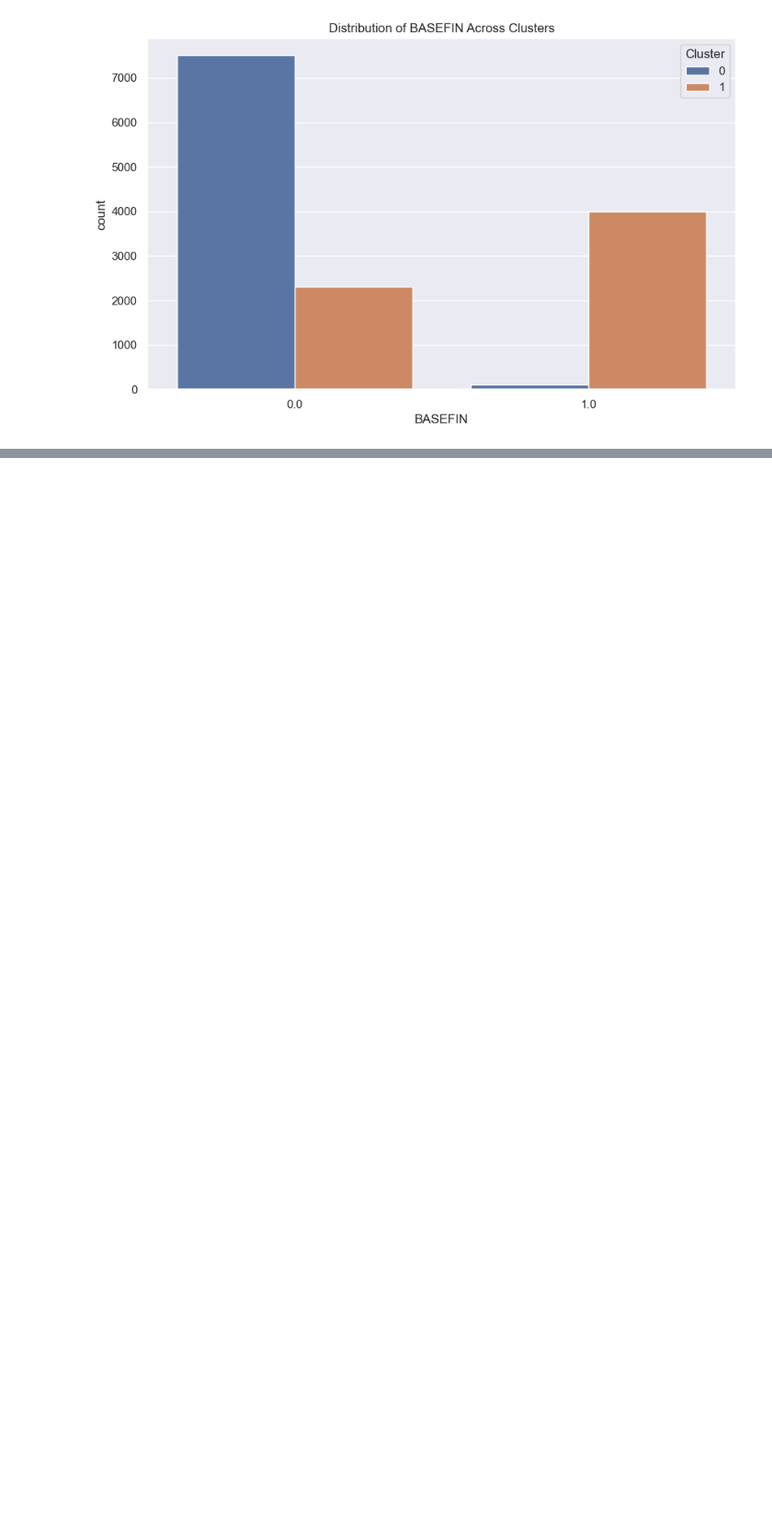
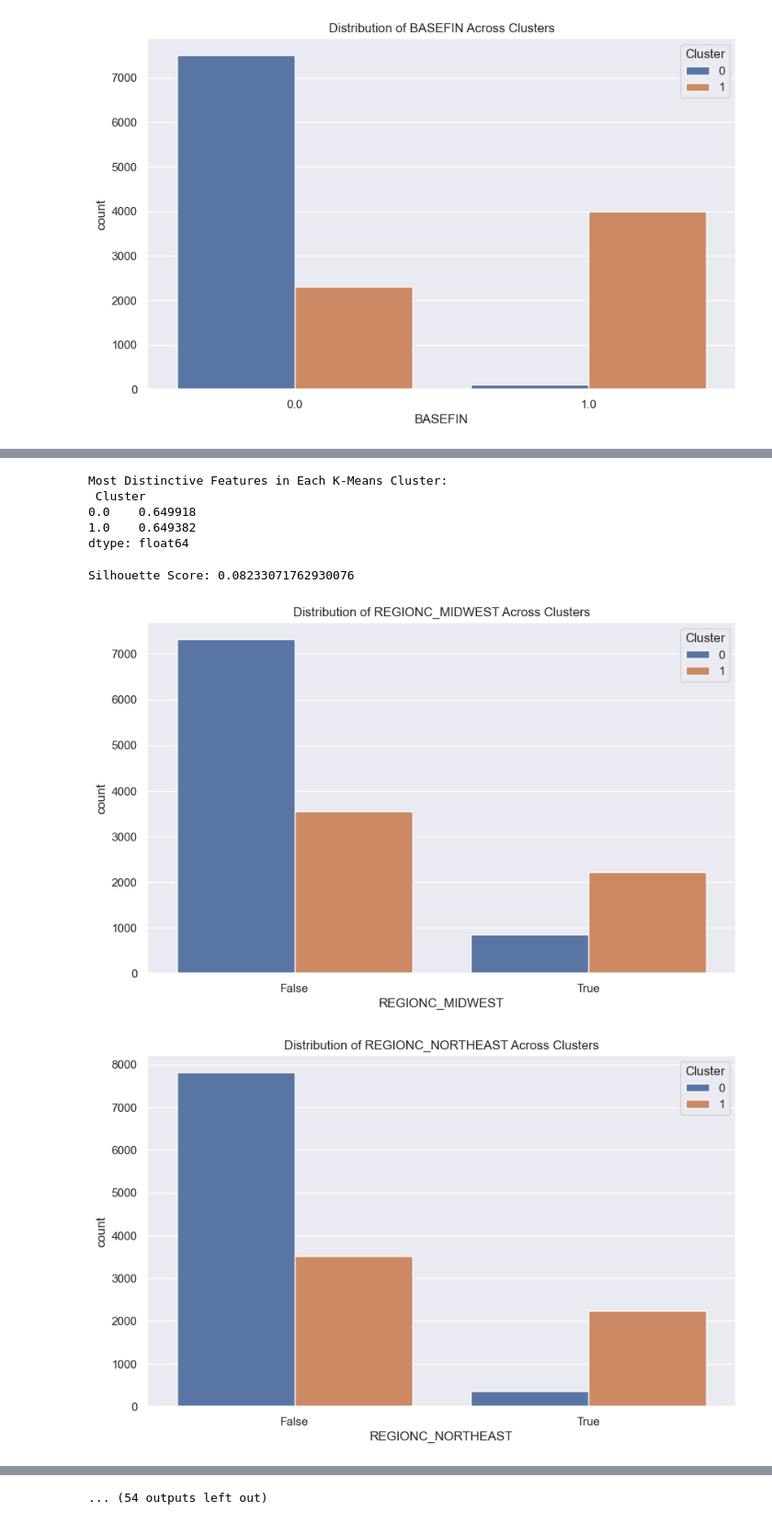
Before and after one commit to numansuri/Milestone_II, a Jupyter notebook: Numan_Exploration/recs_unsupervised_learning.ipynb, the cells around one changed output, grey strips where cells are left out. Shown at 92% size. Saved outputs shown, nothing was run; the diff lists cells and outputs as text; code cells hidden in the pictures; blank space fills up the shorter version.

```diff
--- a/Numan_Exploration/recs_unsupervised_learning.ipynb
+++ b/Numan_Exploration/recs_unsupervised_learning.ipynb
@@ -514,0 +531,33 @@ Cluster                                               ...
+# %%
+kmeans_means, kmeans_distinctive_features = cluster_profiling(subset_df.copy(), kmeans_labels)
+print("Most Distinctive Features in Each K-Means Cluster:\n", kmeans_distinctive_features)
+# %% [output]
+Most Distinctive Features in Each K-Means Cluster:
+ Cluster
+0.0    0.649918
+1.0    0.649382
+dtype: float64
+# %%
+from sklearn.metrics import silhouette_score
+silhouette_avg = silhouette_score(pca_90_result, kmeans_labels)
+print(f'Silhouette Score: {silhouette_avg}')
+# %% [output]
+Silhouette Score: 0.08233071762930076
+# %%
+# Function to plot categorical distributions
+def plot_categorical_distributions(data, cluster_labels, categorical_cols):
+    data['Cluster'] = cluster_labels  # Add cluster labels to the data
+
+    for col in categorical_cols:
+        plt.figure(figsize=(10, 6))
+        sns.countplot(x=col, hue='Cluster', data=data)  # Plot categorical counts across clusters
+        plt.title(f'Distribution of {col} Across Clusters')
+        plt.show()
+
+categorical_cols = subset_df.select_dtypes(include=['object', 'category', 'bool']).columns.tolist()
+
+# Plot distributions for hierarchical clusters
+plot_categorical_distributions(subset_df.copy(), hierarchical_labels, categorical_cols)
+# %% [output]
+[figure, added]
+[figure, added]
@@ -514,0 +574 @@ Cluster                                               ...
+... (54 outputs left out)
```
Also changed, not shown: parts of 21 cells of this notebook, 1 other file.
